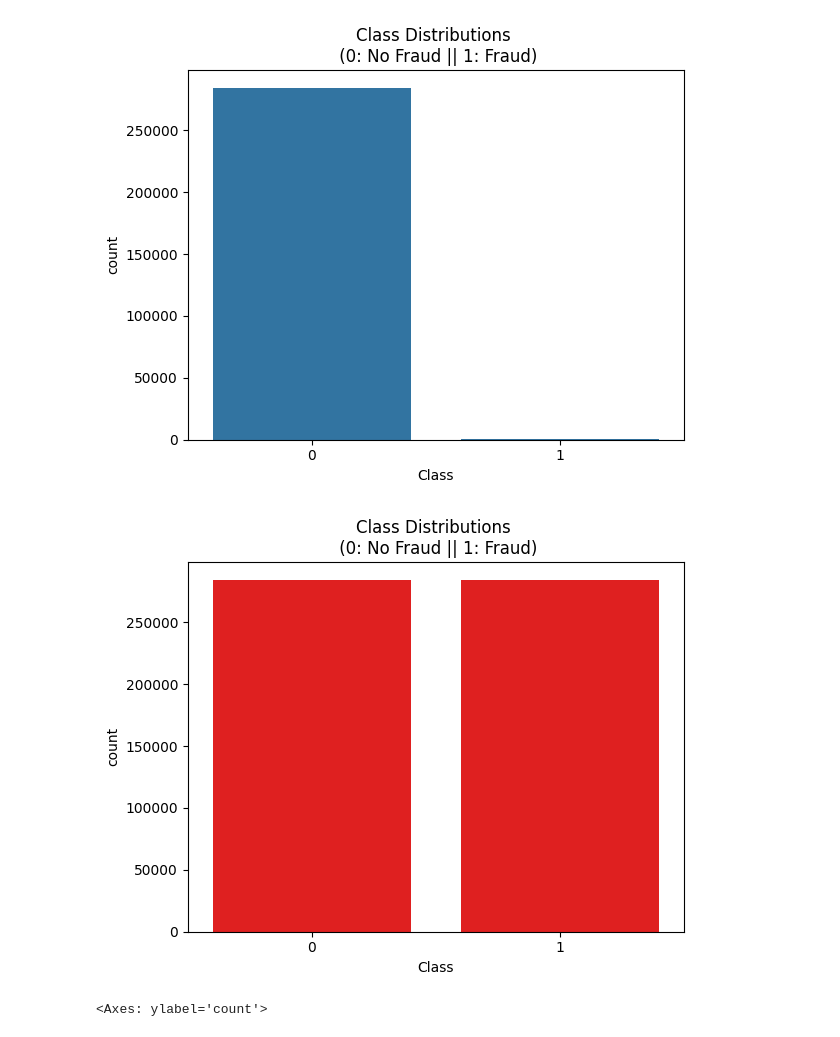
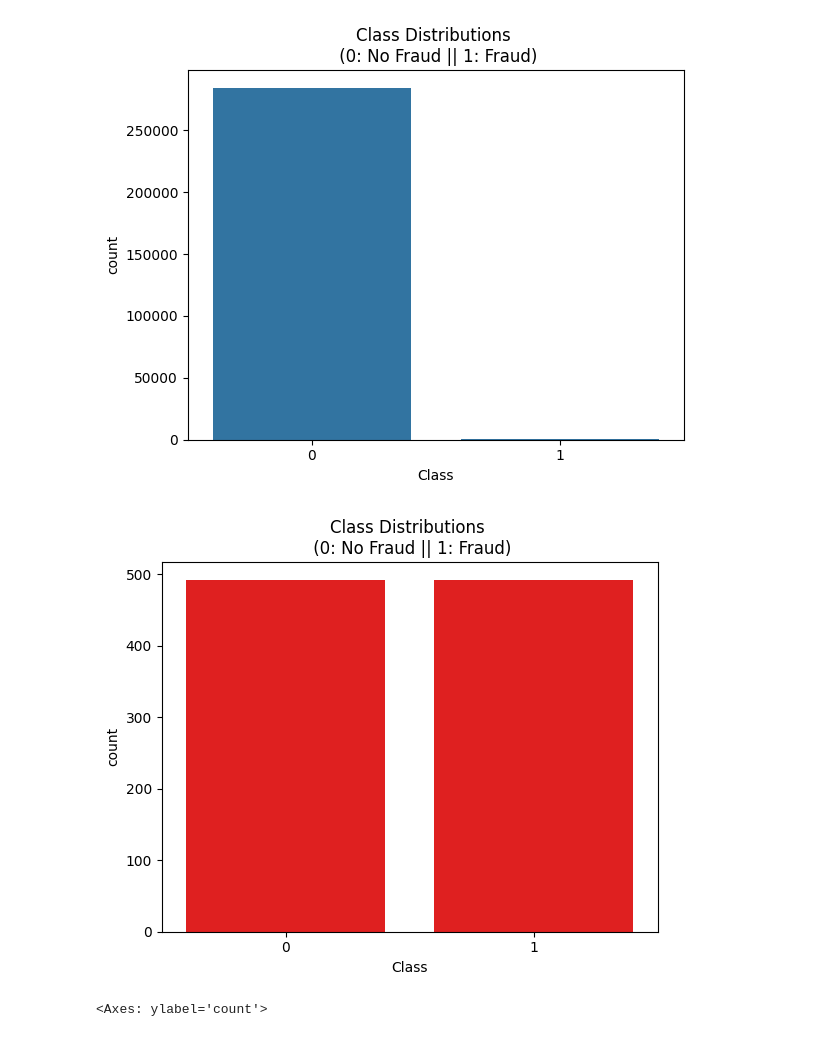
Before and after one commit to Naseem-Ananzeh/Ml2_Final_Project, a Jupyter notebook: creditcard_dataset_.ipynb, the cells around one changed output. Cells and saved outputs as stored; diff of their text form; code cells hidden in the pictures.

```diff
--- a/creditcard_dataset_.ipynb
+++ b/creditcard_dataset_.ipynb
@@ -152,3 +150,10 @@ data
 | 284805 | -0.240440 | 0.530483 | 0.702510 | 0.689799 | -0.377961 | 0.623708 | -0.686180 | 0.679145 | 0.392087 | -0.399126 | ... | ... |
 | 284806 | -0.533413 | -0.189733 | 0.703337 | -0.506271 | -0.012546 | -0.649617 | 1.577006 | -0.414650 | 0.486180 | -0.915427 | ... | ... |
 284807 rows × 30 columns
+# %%
+from sklearn.preprocessing import StandardScaler
+
+# Scale the Amount feature
+sc = StandardScaler()
+data['Amount'] = sc.fit_transform(pd.DataFrame(data['Amount']))
+data.head()
@@ -154,0 +172,3 @@ data
+# %%
+data=data.drop_duplicates()
+data.shape
@@ -156,10 +191,3 @@ data
 #split the data because we don't need the class column
 X = data.drop(['Class'], axis=1)
 y = data['Class']
-# %%
-from sklearn.preprocessing import StandardScaler
-
-# Scale the features
-scaler = StandardScaler()
-X_scaled = scaler.fit_transform(X)
-pd.DataFrame(X_scaled,columns=X.columns)
@@ -194,12 +212,12 @@ plt.show()
 # %%
-from imblearn.over_sampling import RandomOverSampler
-resampler = RandomOverSampler()
+from imblearn.under_sampling import RandomUnderSampler
+resampler = RandomUnderSampler()
 X_resampled, y_resampled = resampler.fit_resample(X_scaled, y)
 sns.countplot(x="Class",data=pd.DataFrame(y_resampled),color='r')
 plt.title('Class Distributions \n (0: No Fraud || 1: Fraud)')
 plt.show()
 # %% [output]
-[figure, old version]
+[figure, new version]
 # %%
 y_resampled.value_counts().plot.pie()
 # %% [output]
```
Also changed, not shown: parts of 16 cells of this notebook.
